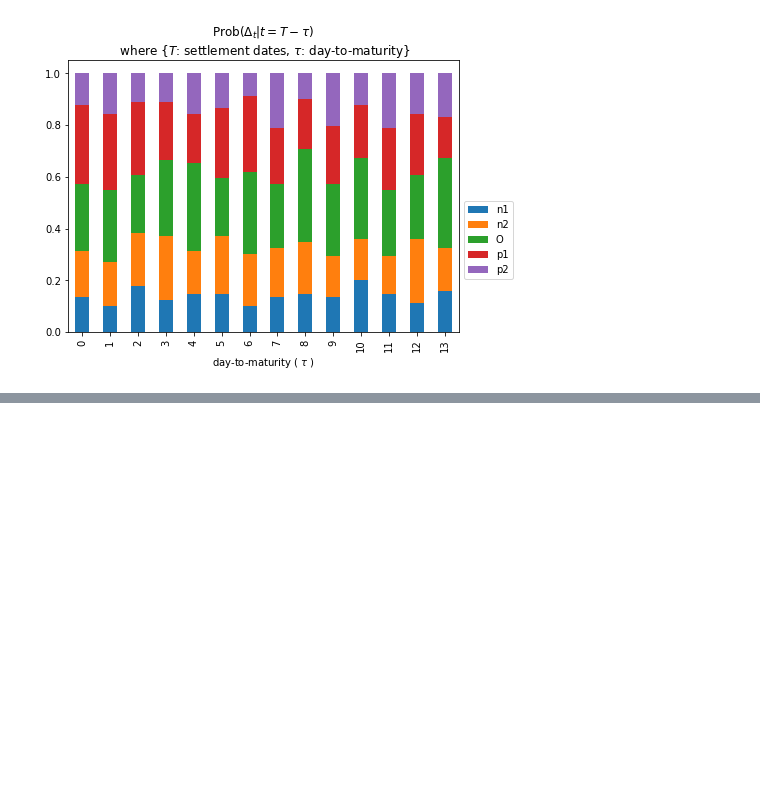
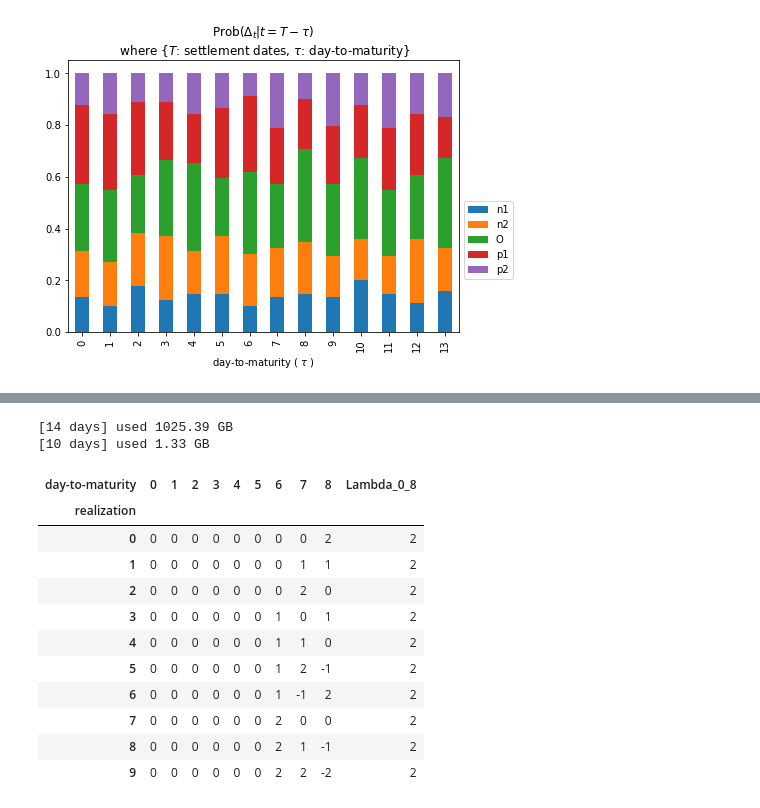
Before and after one commit to datasci-info/stock_path_tracker, a Jupyter notebook: analysis.ipynb, the cells around one changed output, grey strips where cells are left out. Saved outputs shown, nothing was run; the diff lists cells and outputs as text; code cells hidden in the pictures; blank space fills up the shorter version.

Commit message:
list all realization

```diff
--- a/analysis.ipynb
+++ b/analysis.ipynb
@@ -186,0 +168,21 @@ df_prob.plot.bar(stacked=True, figsize=(7, 5), title='Prob($\Delta_t$|$t=T-\\tau
+# %%
+#
+def gen_sequence(max_delta_cell):
+    outcomes = [0] + list(range(1, max_delta_cell+1)) + list(range(-max_delta_cell, 0))
+    for i in outcomes: #0
+        for j in outcomes: #1
+            for k in outcomes: #2
+                for l in outcomes: #3
+                    for m in outcomes: #4
+                        for n in outcomes: #5
+                            for o in outcomes: #6
+                                for p in outcomes: #7
+                                    for q in outcomes: #8
+                                        for r in outcomes: #9
+                                            yield [i, j, k, l, m, n, o, p, q, r]
+# %%
+%%time
+all_2s = []
+for seq in gen_sequence(max_delta_cell):
+    if sum(seq) == 2:#TODO: select range
+        all_2s.append(seq)
@@ -186,0 +192,29 @@ df_prob.plot.bar(stacked=True, figsize=(7, 5), title='Prob($\Delta_t$|$t=T-\\tau
+# %%
+GB = 10**9
+n_layer = 14
+print(f'[{n_layer} days] used {sys.getsizeof(list(range(n_layer))) * 5**n_layer / GB:.2f} GB')
+
+n_layer = 10
+print(f'[{n_layer} days] used {sys.getsizeof(list(range(n_layer))) * 5**n_layer / GB:.2f} GB')
+# %% [output]
+[14 days] used 1025.39 GB
+[10 days] used 1.33 GB
+# %%
+df_real = pd.DataFrame(all_2s)
+df_real['Lambda_0_8'] = df_real.sum(axis=1)
+df_real.index.name = 'realization'
+df_real.columns.name = 'day-to-maturity'
+df_real.head(10)
+# %% [output]
+| day-to-maturity | 0 | 1 | 2 | 3 | 4 | 5 | 6 | 7 | 8 | Lambda_0_8 |
+| realization |  |  |  |  |  |  |  |  |  |  |
+| 0 | 0 | 0 | 0 | 0 | 0 | 0 | 0 | 0 | 2 | 2 |
+| 1 | 0 | 0 | 0 | 0 | 0 | 0 | 0 | 1 | 1 | 2 |
+| 2 | 0 | 0 | 0 | 0 | 0 | 0 | 0 | 2 | 0 | 2 |
+| 3 | 0 | 0 | 0 | 0 | 0 | 0 | 1 | 0 | 1 | 2 |
+| 4 | 0 | 0 | 0 | 0 | 0 | 0 | 1 | 1 | 0 | 2 |
+| 5 | 0 | 0 | 0 | 0 | 0 | 0 | 1 | 2 | -1 | 2 |
+| 6 | 0 | 0 | 0 | 0 | 0 | 0 | 1 | -1 | 2 | 2 |
+| 7 | 0 | 0 | 0 | 0 | 0 | 0 | 2 | 0 | 0 | 2 |
+| 8 | 0 | 0 | 0 | 0 | 0 | 0 | 2 | 1 | -1 | 2 |
+| 9 | 0 | 0 | 0 | 0 | 0 | 0 | 2 | 2 | -2 | 2 |
```
Also changed, not shown: parts of 5 cells of this notebook.
